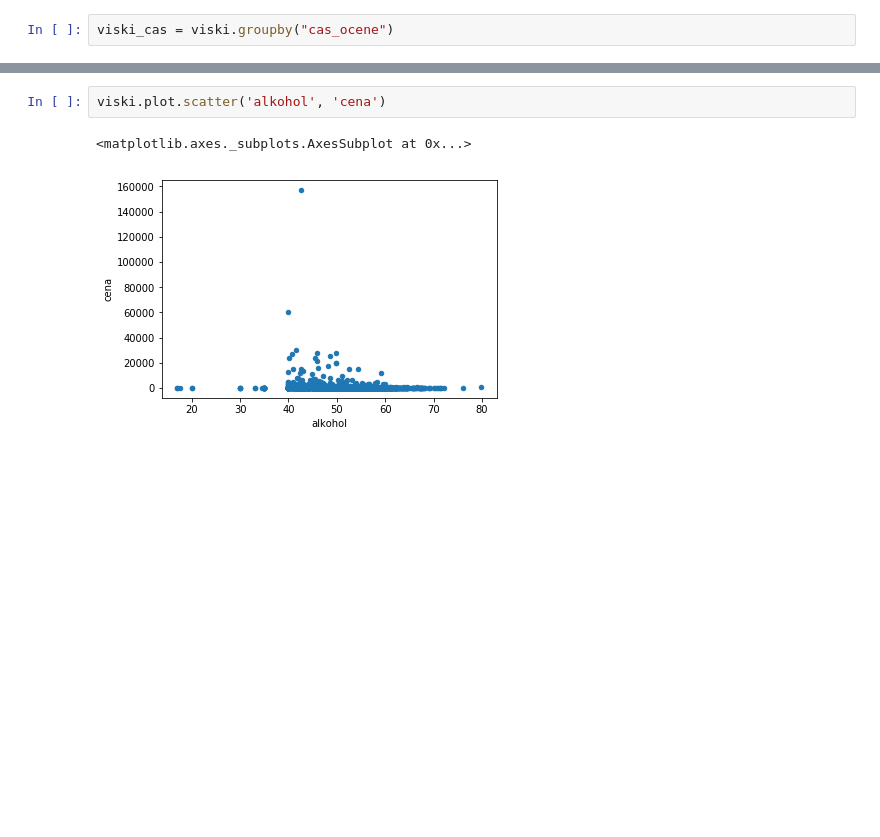
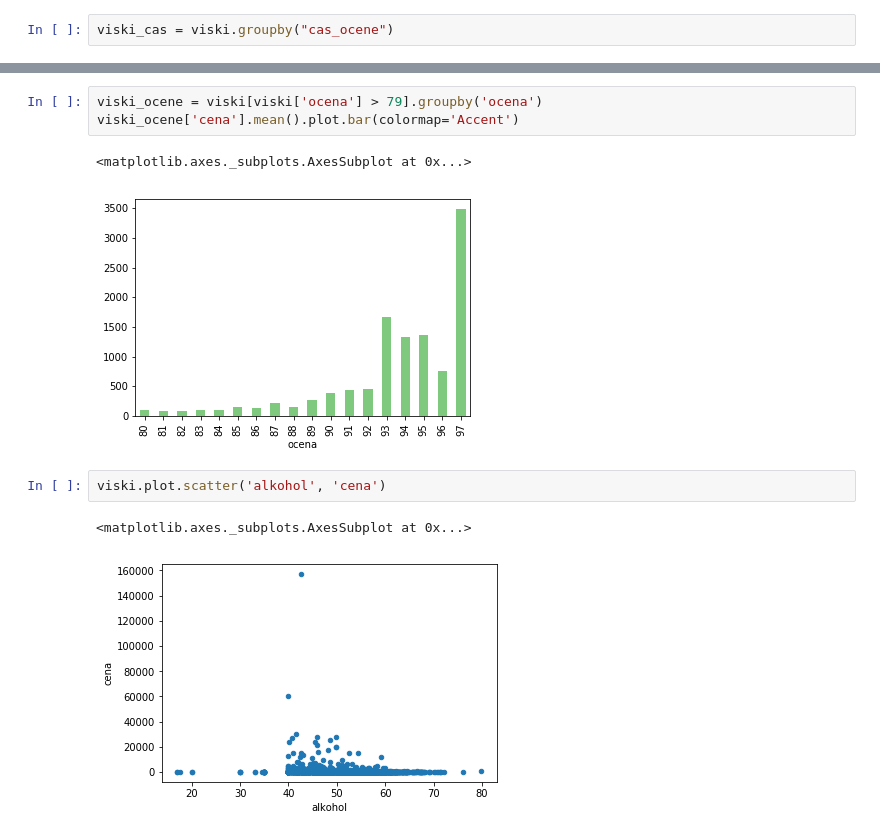
Before and after one commit to GTerglav/Viski, a Jupyter notebook: viski_analiza.ipynb, the cells around one changed output, grey strips where cells are left out. Cells and saved outputs as stored; diff of their text form; blank space fills up the shorter version.

```diff
--- a/viski_analiza.ipynb
+++ b/viski_analiza.ipynb
@@ -146,3 +178,9 @@ Name: ime, Length: 77, dtype: int64
+# %%
+viski_ocene = viski[viski['ocena'] > 79].groupby('ocena')
+viski_ocene['cena'].mean().plot.bar(colormap='Accent')
+# %% [output]
+<matplotlib.axes._subplots.AxesSubplot at 0x...>
+[figure, added]
 # %%
 viski.plot.scatter('alkohol', 'cena')
 # %% [output]
```
Also changed, not shown: parts of 16 cells of this notebook, 1 other file.
